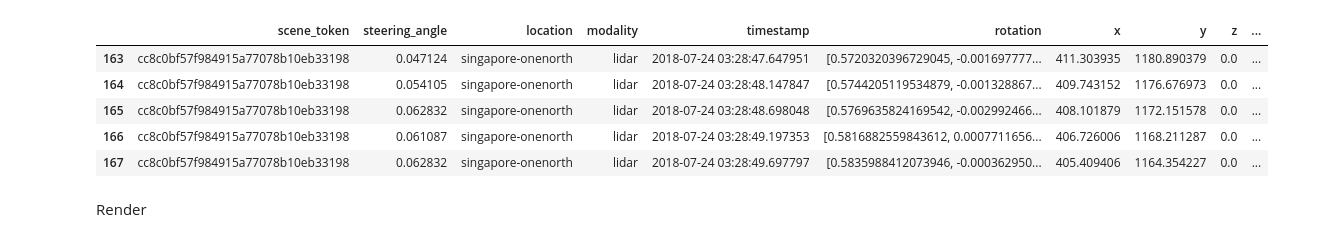
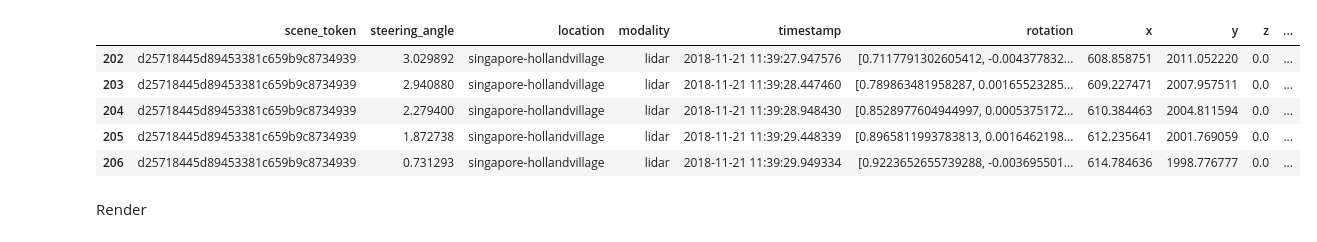
Before and after one commit to SaraMo14/MasterThesis, a Jupyter notebook: test_discretizer.ipynb, the cells around one changed output. Drawn from its saved outputs; the diff is of its cells as text; code cells hidden in the pictures.

```diff
--- a/test_discretizer.ipynb
+++ b/test_discretizer.ipynb
@@ -27,32 +44,32 @@ Error:
 # %%
 
 dtype_dict = {
     'modality': 'category',  # for limited set of modalities, 'category' is efficient
     'scene_token': 'str',
     'timestamp': 'str',  # To enable datetime operations
     'rotation': 'object',  # Quaternion (lists)
     'x': 'float64',
     'y': 'float64',
     'z': 'float64',
     'yaw': 'float64',
     'velocity': 'float64',
     'acceleration': 'float64',
     'heading_change_rate': 'float64',
     'delta_local_x': 'float64',
     'delta_local_y': 'float64'}
 df = pd.read_csv(DATAROOT / 'train_v1.0-mini_lidar_0.csv', dtype=dtype_dict, parse_dates=['timestamp'])
 #df['detect_CAM_FRONT'] = df['detect_CAM_FRONT'].apply(lambda x: ast.literal_eval(x))
 #df['detect_CAM_BACK'] = df['detect_CAM_BACK'].apply(lambda x: ast.literal_eval(x))
-city ='singapore-onenorth'#'singapore-hollandvillage' # 'boston-seaport' #'boston-seaport'#
+city ='singapore-hollandvillage' # 'boston-seaport' #'boston-seaport'#'singapore-onenorth' boston-seaport'#
 df = df[df['location'] == city]
 df.head()
 # %% [output]
 |  | scene_token | steering_angle | location | modality | timestamp | rotation | x | y | z | ... |
-| 163 | cc8c0bf57f984915a77078b10eb33198 | 0.047124 | singapore-onenorth | lidar | 2018-07-24 03:28:47.647951 | [0.5720320396729045, -0.001697777... | 411.303935 | 1180.890379 | 0.0 | ... |
-| 164 | cc8c0bf57f984915a77078b10eb33198 | 0.054105 | singapore-onenorth | lidar | 2018-07-24 03:28:48.147847 | [0.5744205119534879, -0.001328867... | 409.743152 | 1176.676973 | 0.0 | ... |
-| 165 | cc8c0bf57f984915a77078b10eb33198 | 0.062832 | singapore-onenorth | lidar | 2018-07-24 03:28:48.698048 | [0.5769635824169542, -0.002992466... | 408.101879 | 1172.151578 | 0.0 | ... |
-| 166 | cc8c0bf57f984915a77078b10eb33198 | 0.061087 | singapore-onenorth | lidar | 2018-07-24 03:28:49.197353 | [0.5816882559843612, 0.0007711656... | 406.726006 | 1168.211287 | 0.0 | ... |
-| 167 | cc8c0bf57f984915a77078b10eb33198 | 0.062832 | singapore-onenorth | lidar | 2018-07-24 03:28:49.697797 | [0.5835988412073946, -0.000362950... | 405.409406 | 1164.354227 | 0.0 | ... |
+| 202 | d25718445d89453381c659b9c8734939 | 3.029892 | singapore-hollandvillage | lidar | 2018-11-21 11:39:27.947576 | [0.7117791302605412, -0.004377832... | 608.858751 | 2011.052220 | 0.0 | ... |
+| 203 | d25718445d89453381c659b9c8734939 | 2.940880 | singapore-hollandvillage | lidar | 2018-11-21 11:39:28.447460 | [0.789863481958287, 0.00165523285... | 609.227471 | 2007.957511 | 0.0 | ... |
+| 204 | d25718445d89453381c659b9c8734939 | 2.279400 | singapore-hollandvillage | lidar | 2018-11-21 11:39:28.948430 | [0.8528977604944997, 0.0005375172... | 610.384463 | 2004.811594 | 0.0 | ... |
+| 205 | d25718445d89453381c659b9c8734939 | 1.872738 | singapore-hollandvillage | lidar | 2018-11-21 11:39:29.448339 | [0.8965811993783813, 0.0016462198... | 612.235641 | 2001.769059 | 0.0 | ... |
+| 206 | d25718445d89453381c659b9c8734939 | 0.731293 | singapore-hollandvillage | lidar | 2018-11-21 11:39:29.949334 | [0.9223652655739288, -0.003695501... | 614.784636 | 1998.776777 | 0.0 | ... |
 # %%
 env = SelfDrivingEnvironment(city)
 nusc_map = NuScenesMap(dataroot='example/dataset/data/sets/nuscenes', map_name = city)
```
Also changed, not shown: parts of 5 cells of this notebook, 6 other files.
